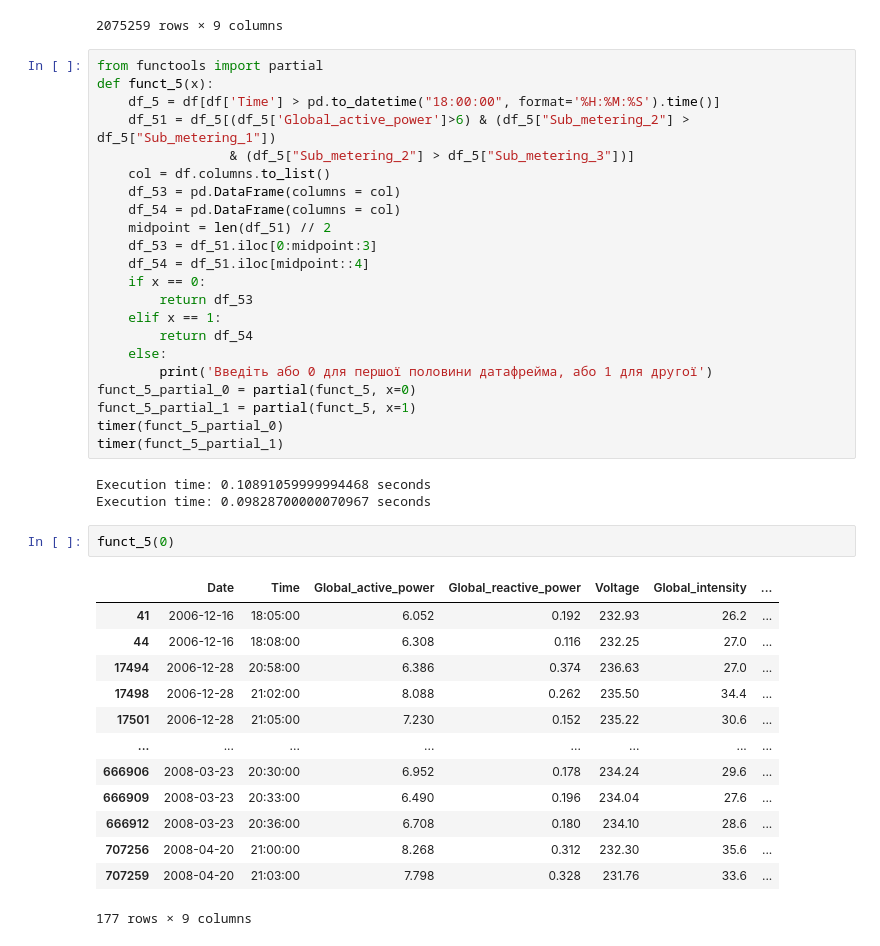
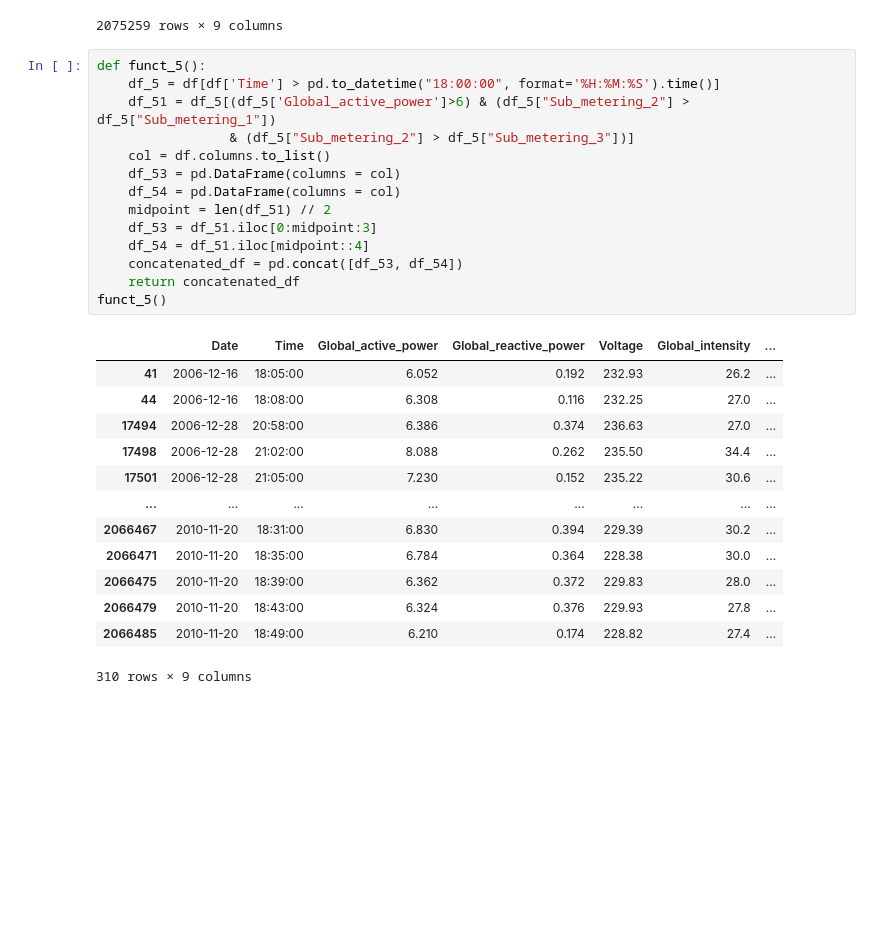
Before and after one commit to gre1wy/SpecialProgrammingSections, a Jupyter notebook: Lab3/Lab4.ipynb, the cells around one changed output. Drawn from its saved outputs; the diff is of its cells as text; blank space fills up the shorter version.

```diff
--- a/Lab3/Lab4.ipynb
+++ b/Lab3/Lab4.ipynb
@@ -218,43 +341,30 @@ df
 | 2075258 | 2010-11-26 | 21:02:00 | 0.932 | 0.000 | 239.55 | 3.8 | ... |
 2075259 rows × 9 columns
 # %%
-from functools import partial
-def funct_5(x):
+def funct_5():
     df_5 = df[df['Time'] > pd.to_datetime("18:00:00", format='%H:%M:%S').time()]
     df_51 = df_5[(df_5['Global_active_power']>6) & (df_5["Sub_metering_2"] > df_5["Sub_metering_1"])
                  & (df_5["Sub_metering_2"] > df_5["Sub_metering_3"])]
     col = df.columns.to_list()
     df_53 = pd.DataFrame(columns = col)
     df_54 = pd.DataFrame(columns = col)
     midpoint = len(df_51) // 2
     df_53 = df_51.iloc[0:midpoint:3]
     df_54 = df_51.iloc[midpoint::4]
-    if x == 0:
-        return df_53
-    elif x == 1:
-        return df_54
-    else:
-        print('Введіть або 0 для першої половини датафрейма, або 1 для другої')
-funct_5_partial_0 = partial(funct_5, x=0)
-funct_5_partial_1 = partial(funct_5, x=1)
-timer(funct_5_partial_0)
-timer(funct_5_partial_1)
+    concatenated_df = pd.concat([df_53, df_54])
+    return concatenated_df
+funct_5()
 # %% [output]
+|  | Date | Time | Global_active_power | Global_reactive_power | Voltage | Global_intensity | ... |
+| 41 | 2006-12-16 | 18:05:00 | 6.052 | 0.192 | 232.93 | 26.2 | ... |
+| 44 | 2006-12-16 | 18:08:00 | 6.308 | 0.116 | 232.25 | 27.0 | ... |
+| 17494 | 2006-12-28 | 20:58:00 | 6.386 | 0.374 | 236.63 | 27.0 | ... |
+| 17498 | 2006-12-28 | 21:02:00 | 8.088 | 0.262 | 235.50 | 34.4 | ... |
+| 17501 | 2006-12-28 | 21:05:00 | 7.230 | 0.152 | 235.22 | 30.6 | ... |
+| ... | ... | ... | ... | ... | ... | ... | ... |
+| 2066467 | 2010-11-20 | 18:31:00 | 6.830 | 0.394 | 229.39 | 30.2 | ... |
+| 2066471 | 2010-11-20 | 18:35:00 | 6.784 | 0.364 | 228.38 | 30.0 | ... |
+| 2066475 | 2010-11-20 | 18:39:00 | 6.362 | 0.372 | 229.83 | 28.0 | ... |
+| 2066479 | 2010-11-20 | 18:43:00 | 6.324 | 0.376 | 229.93 | 27.8 | ... |
+| 2066485 | 2010-11-20 | 18:49:00 | 6.210 | 0.174 | 228.82 | 27.4 | ... |
-Execution time: 0.10891059999994468 seconds
-Execution time: 0.09828700000070967 seconds
+310 rows × 9 columns
-# %%
-funct_5(0)
-# %% [output]
-|  | Date | Time | Global_active_power | Global_reactive_power | Voltage | Global_intensity | ... |
-| 41 | 2006-12-16 | 18:05:00 | 6.052 | 0.192 | 232.93 | 26.2 | ... |
-| 44 | 2006-12-16 | 18:08:00 | 6.308 | 0.116 | 232.25 | 27.0 | ... |
-| 17494 | 2006-12-28 | 20:58:00 | 6.386 | 0.374 | 236.63 | 27.0 | ... |
-| 17498 | 2006-12-28 | 21:02:00 | 8.088 | 0.262 | 235.50 | 34.4 | ... |
-| 17501 | 2006-12-28 | 21:05:00 | 7.230 | 0.152 | 235.22 | 30.6 | ... |
-| ... | ... | ... | ... | ... | ... | ... | ... |
-| 666906 | 2008-03-23 | 20:30:00 | 6.952 | 0.178 | 234.24 | 29.6 | ... |
-| 666909 | 2008-03-23 | 20:33:00 | 6.490 | 0.196 | 234.04 | 27.6 | ... |
-| 666912 | 2008-03-23 | 20:36:00 | 6.708 | 0.180 | 234.10 | 28.6 | ... |
-| 707256 | 2008-04-20 | 21:00:00 | 8.268 | 0.312 | 232.30 | 35.6 | ... |
-| 707259 | 2008-04-20 | 21:03:00 | 7.798 | 0.328 | 231.76 | 33.6 | ... |
-177 rows × 9 columns
```
Also changed, not shown: parts of 30 cells of this notebook.
